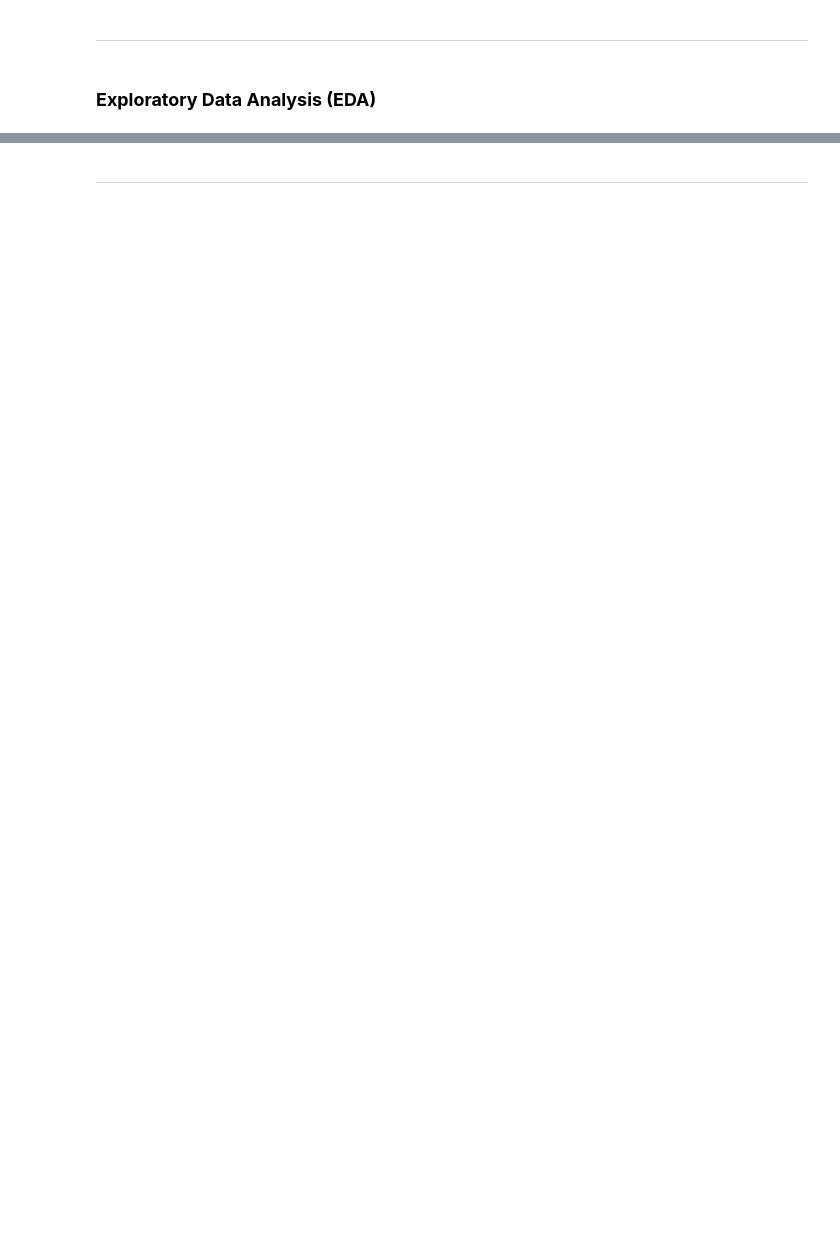
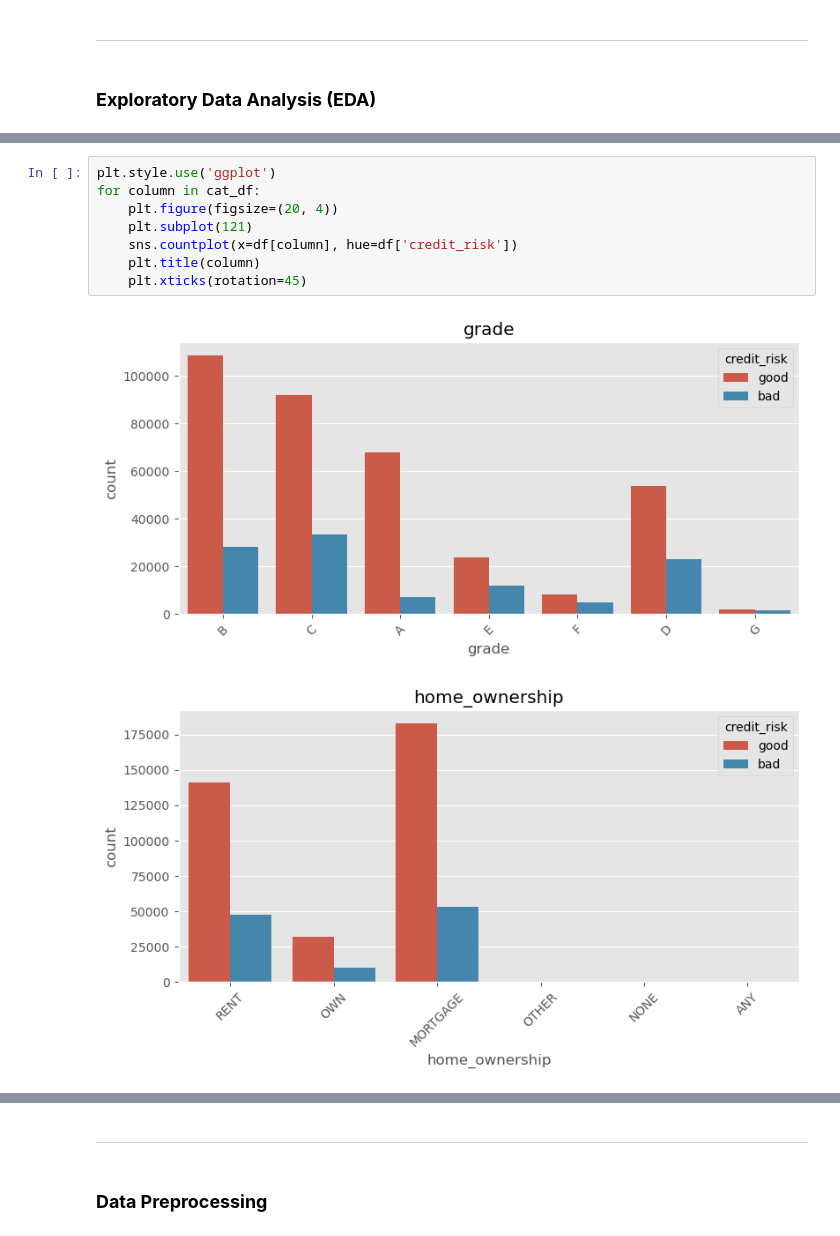
Before and after one commit to gitarga/Credit-Risk-Prediction, a Jupyter notebook: notebook.ipynb, the cells around one changed output, grey strips where cells are left out. Saved outputs shown, nothing was run; the diff lists cells and outputs as text; blank space fills up the shorter version.

```diff
--- a/notebook.ipynb
+++ b/notebook.ipynb
@@ -269,0 +603,11 @@ Name: earliest_cr_line_date, dtype: datetime64[ns]
+# %%
+plt.style.use('ggplot')
+for column in cat_df:
+    plt.figure(figsize=(20, 4))
+    plt.subplot(121)
+    sns.countplot(x=df[column], hue=df['credit_risk'])
+    plt.title(column)
+    plt.xticks(rotation=45)
+# %% [output]
+[figure, added]
+[figure, added]
@@ -270,2 +620,4 @@ Name: earliest_cr_line_date, dtype: datetime64[ns]
 # %% [markdown]
 ---
+# %% [markdown]
+### <b> Data Preprocessing
```
Also changed, not shown: parts of 40 cells of this notebook.
